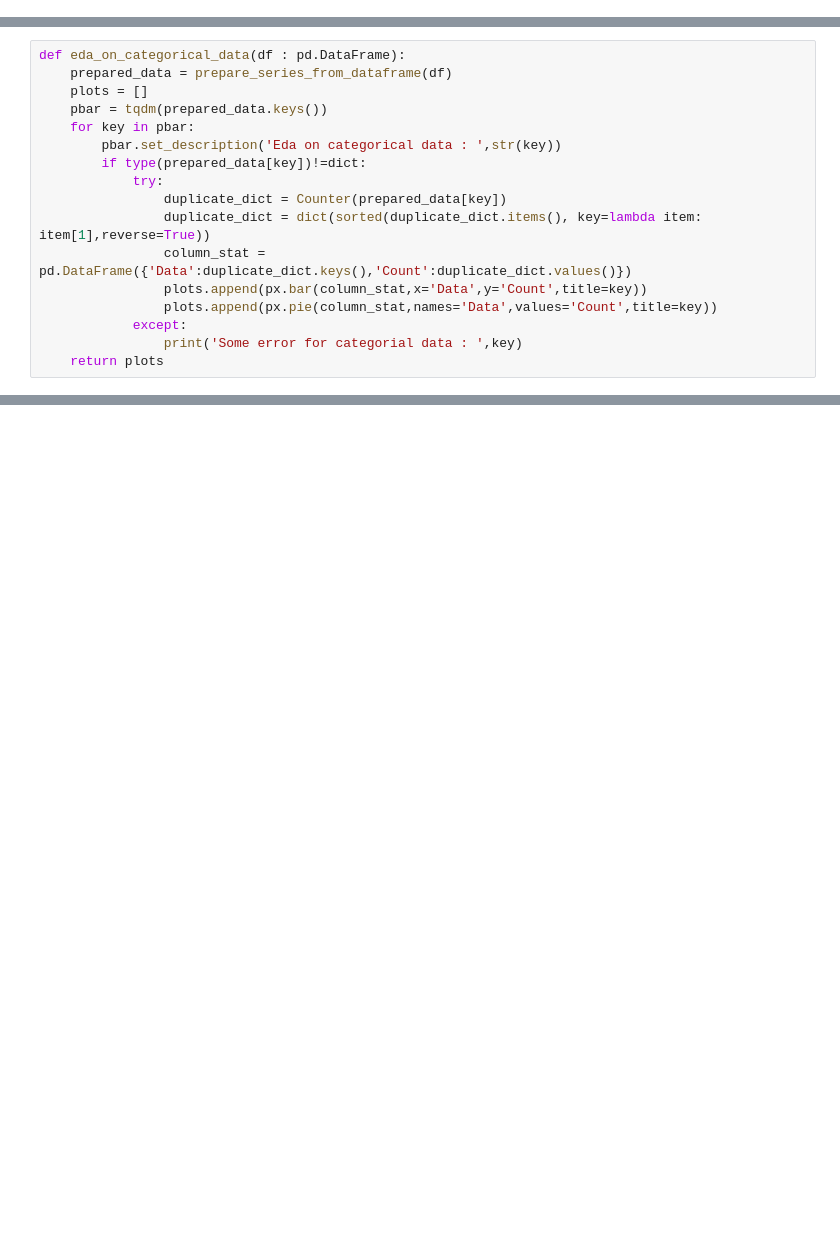
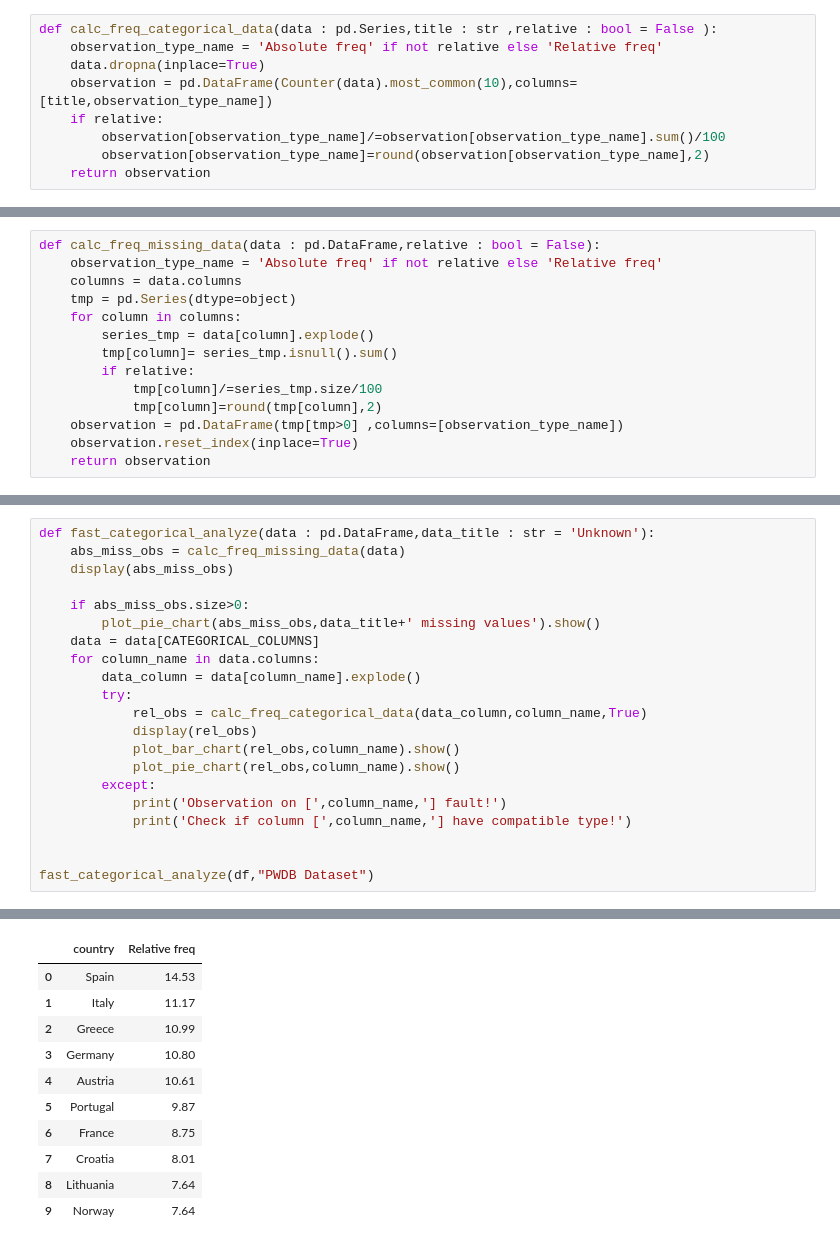
Before and after one commit to meaningfy-ws/sem-covid, a Jupyter notebook: notebooks/pwdb/eda_categorical_pwdb.ipynb, the cells around one changed output, grey strips where cells are left out. Cells and saved outputs as stored; diff of their text form; blank space fills up the shorter version.

Commit message:
EDA categorical
@costezki check this shit :+1:

```diff
--- a/notebooks/pwdb/eda_categorical_pwdb.ipynb
+++ b/notebooks/pwdb/eda_categorical_pwdb.ipynb
@@ -21,0 +47,9 @@ OUTPUT_FILE_PATH = FOLDER / OUTPUT_FILE_NAME
+# %%
+def calc_freq_categorical_data(data : pd.Series,title : str ,relative : bool = False ):
+    observation_type_name = 'Absolute freq' if not relative else 'Relative freq'
+    data.dropna(inplace=True)
+    observation = pd.DataFrame(Counter(data).most_common(10),columns=[title,observation_type_name])
+    if relative:
+        observation[observation_type_name]/=observation[observation_type_name].sum()/100
+        observation[observation_type_name]=round(observation[observation_type_name],2)
+    return observation
@@ -22 +58,15 @@ OUTPUT_FILE_PATH = FOLDER / OUTPUT_FILE_NAME
+# %%
+def calc_freq_missing_data(data : pd.DataFrame,relative : bool = False):
+    observation_type_name = 'Absolute freq' if not relative else 'Relative freq'
+    columns = data.columns
+    tmp = pd.Series(dtype=object)
+    for column in columns:
+        series_tmp = data[column].explode()
+        tmp[column]= series_tmp.isnull().sum()
+        if relative:
+            tmp[column]/=series_tmp.size/100
+            tmp[column]=round(tmp[column],2)
+    observation = pd.DataFrame(tmp[tmp>0] ,columns=[observation_type_name])
+    observation.reset_index(inplace=True)
+    return observation
 # %% [markdown]
@@ -42,17 +74,22 @@ def prepare_series_from_dataframe(df : pd.DataFrame):
-# %%
-def eda_on_categorical_data(df : pd.DataFrame):
-    prepared_data = prepare_series_from_dataframe(df)
-    plots = []
-    pbar = tqdm(prepared_data.keys())
-    for key in pbar:
-        pbar.set_description('Eda on categorical data : ',str(key))
-        if type(prepared_data[key])!=dict:
-            try:
-                duplicate_dict = Counter(prepared_data[key])
-                duplicate_dict = dict(sorted(duplicate_dict.items(), key=lambda item: item[1],reverse=True))
-                column_stat = pd.DataFrame({'Data':duplicate_dict.keys(),'Count':duplicate_dict.values()})
-                plots.append(px.bar(column_stat,x='Data',y='Count',title=key))
-                plots.append(px.pie(column_stat,names='Data',values='Count',title=key))
-            except:
-                print('Some error for categorial data : ',key)
-    return plots
+# %%
+def fast_categorical_analyze(data : pd.DataFrame,data_title : str = 'Unknown'):
+    abs_miss_obs = calc_freq_missing_data(data)
+    display(abs_miss_obs)
+
+    if abs_miss_obs.size>0:
+        plot_pie_chart(abs_miss_obs,data_title+' missing values').show()
+    data = data[CATEGORICAL_COLUMNS]
+    for column_name in data.columns:
+        data_column = data[column_name].explode()
+        try:
+            rel_obs = calc_freq_categorical_data(data_column,column_name,True)
+            display(rel_obs)
+            plot_bar_chart(rel_obs,column_name).show()
+            plot_pie_chart(rel_obs,column_name).show()
+        except:
+            print('Observation on [',column_name,'] fault!')
+            print('Check if column [',column_name,'] have compatible type!')
+
+
+fast_categorical_analyze(df,"PWDB Dataset")
+# %% [output]
@@ -58,0 +105,11 @@ def eda_on_categorical_data(df : pd.DataFrame):
+|  | country | Relative freq |
+| 0 | Spain | 14.53 |
+| 1 | Italy | 11.17 |
+| 2 | Greece | 10.99 |
+| 3 | Germany | 10.80 |
+| 4 | Austria | 10.61 |
+| 5 | Portugal | 9.87 |
+| 6 | France | 8.75 |
+| 7 | Croatia | 8.01 |
+| 8 | Lithuania | 7.64 |
+| 9 | Norway | 7.64 |
```
Also changed, not shown: parts of 17 cells of this notebook, 2 other files.
